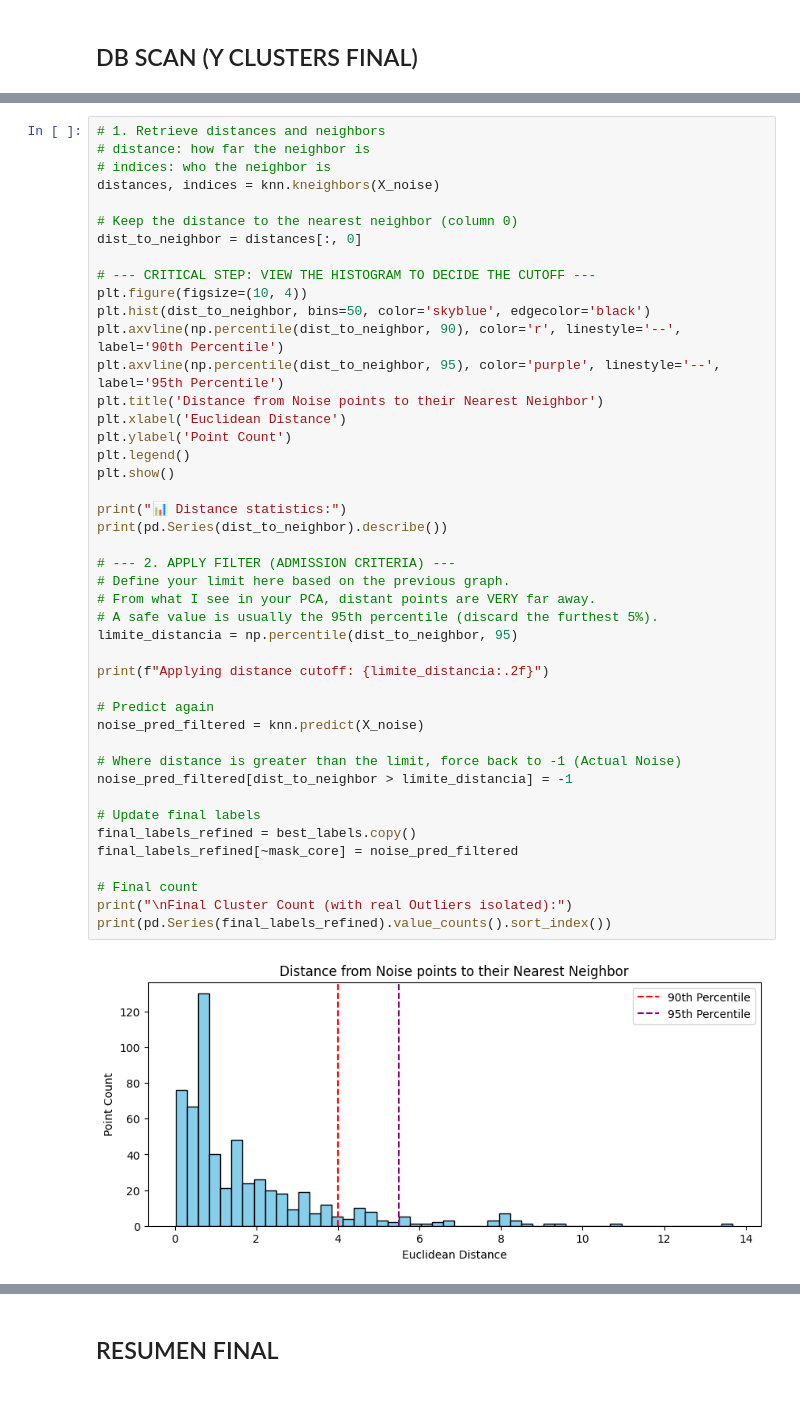
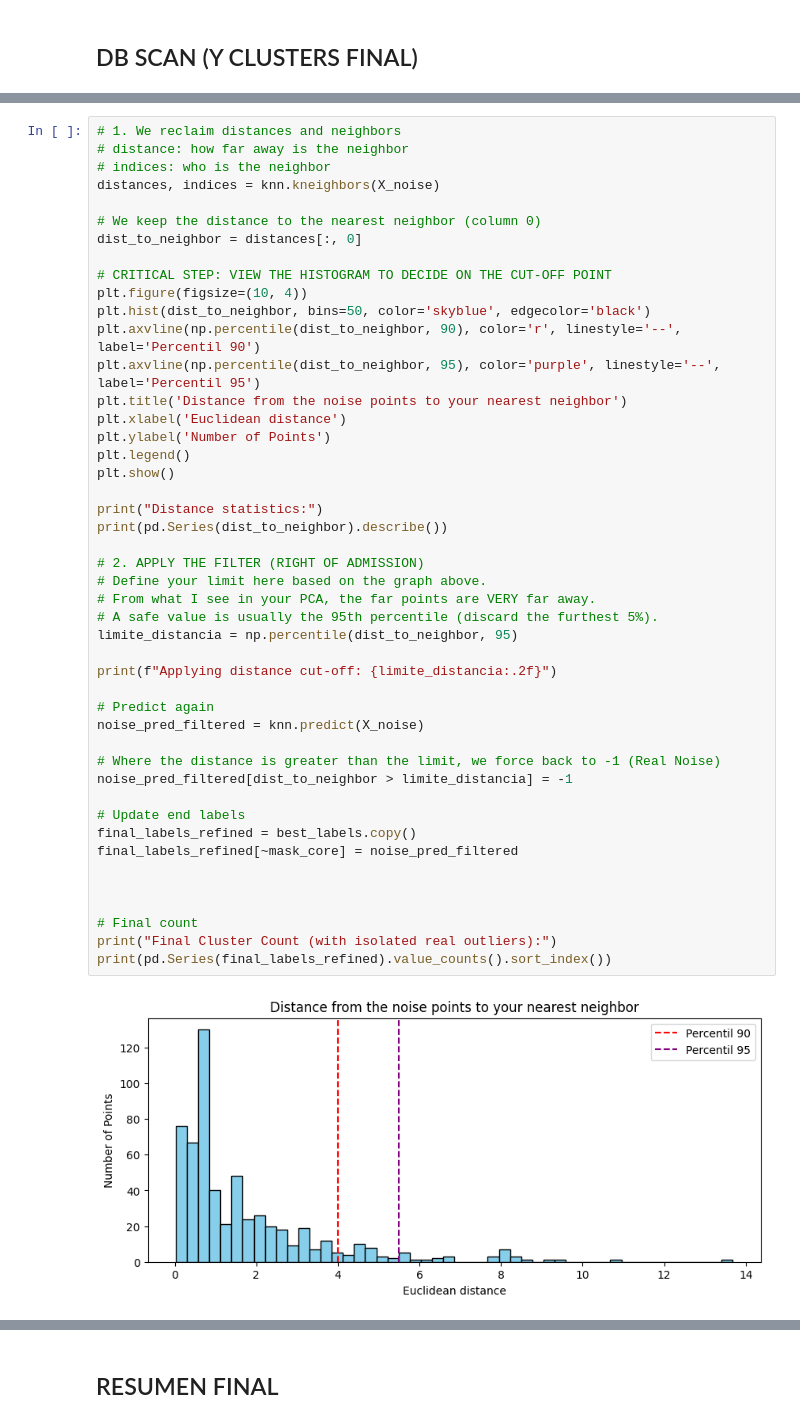
Before and after one commit to ikeiba/bilbao-housing-ml, a Jupyter notebook: clustering/clustering.ipynb, the cells around one changed output, grey strips where cells are left out. Drawn from its saved outputs; the diff is of its cells as text.

```diff
--- a/clustering/clustering.ipynb
+++ b/clustering/clustering.ipynb
@@ -720,46 +655,48 @@ Asignación completada exitosamente.
 # %%
-# 1. Retrieve distances and neighbors
-# distance: how far the neighbor is
-# indices: who the neighbor is
+# 1. We reclaim distances and neighbors
+# distance: how far away is the neighbor
+# indices: who is the neighbor
 distances, indices = knn.kneighbors(X_noise)
 
-# Keep the distance to the nearest neighbor (column 0)
+# We keep the distance to the nearest neighbor (column 0)
 dist_to_neighbor = distances[:, 0]
 
-# --- CRITICAL STEP: VIEW THE HISTOGRAM TO DECIDE THE CUTOFF ---
+# CRITICAL STEP: VIEW THE HISTOGRAM TO DECIDE ON THE CUT-OFF POINT
 plt.figure(figsize=(10, 4))
 plt.hist(dist_to_neighbor, bins=50, color='skyblue', edgecolor='black')
-plt.axvline(np.percentile(dist_to_neighbor, 90), color='r', linestyle='--', label='90th Percentile')
-plt.axvline(np.percentile(dist_to_neighbor, 95), color='purple', linestyle='--', label='95th Percentile')
-plt.title('Distance from Noise points to their Nearest Neighbor')
-plt.xlabel('Euclidean Distance')
-plt.ylabel('Point Count')
+plt.axvline(np.percentile(dist_to_neighbor, 90), color='r', linestyle='--', label='Percentil 90')
+plt.axvline(np.percentile(dist_to_neighbor, 95), color='purple', linestyle='--', label='Percentil 95')
+plt.title('Distance from the noise points to your nearest neighbor')
+plt.xlabel('Euclidean distance')
+plt.ylabel('Number of Points')
 plt.legend()
 plt.show()
 
-print("📊 Distance statistics:")
+print("Distance statistics:")
 print(pd.Series(dist_to_neighbor).describe())
 
-# --- 2. APPLY FILTER (ADMISSION CRITERIA) ---
-# Define your limit here based on the previous graph.
-# From what I see in your PCA, distant points are VERY far away.
+# 2. APPLY THE FILTER (RIGHT OF ADMISSION)
+# Define your limit here based on the graph above.
+# From what I see in your PCA, the far points are VERY far away.
 # A safe value is usually the 95th percentile (discard the furthest 5%).
 limite_distancia = np.percentile(dist_to_neighbor, 95)
 
-print(f"Applying distance cutoff: {limite_distancia:.2f}")
+print(f"Applying distance cut-off: {limite_distancia:.2f}")
 
 # Predict again
 noise_pred_filtered = knn.predict(X_noise)
 
-# Where distance is greater than the limit, force back to -1 (Actual Noise)
+# Where the distance is greater than the limit, we force back to -1 (Real Noise)
 noise_pred_filtered[dist_to_neighbor > limite_distancia] = -1
 
-# Update final labels
+# Update end labels
 final_labels_refined = best_labels.copy()
 final_labels_refined[~mask_core] = noise_pred_filtered
 
+
+
 # Final count
-print("\nFinal Cluster Count (with real Outliers isolated):")
+print("Final Cluster Count (with isolated real outliers):")
 print(pd.Series(final_labels_refined).value_counts().sort_index())
 # %% [output]
-[figure, old version]
+[figure, new version]
```
Also changed, not shown: parts of 10 cells of this notebook.
